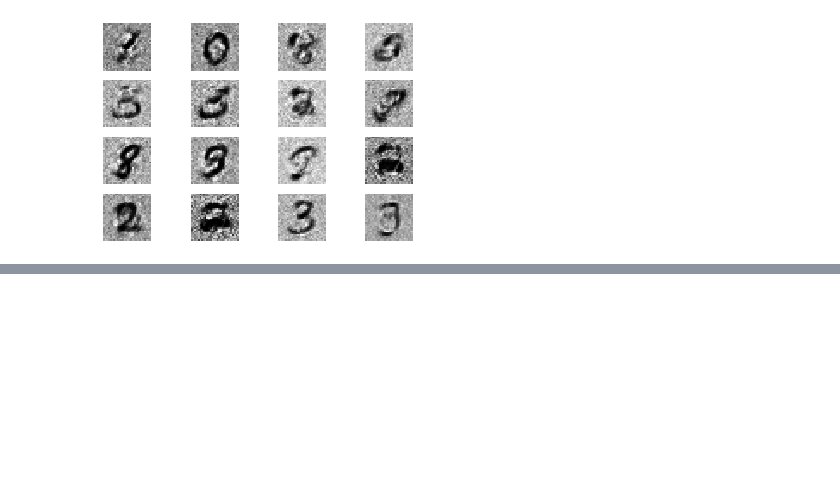
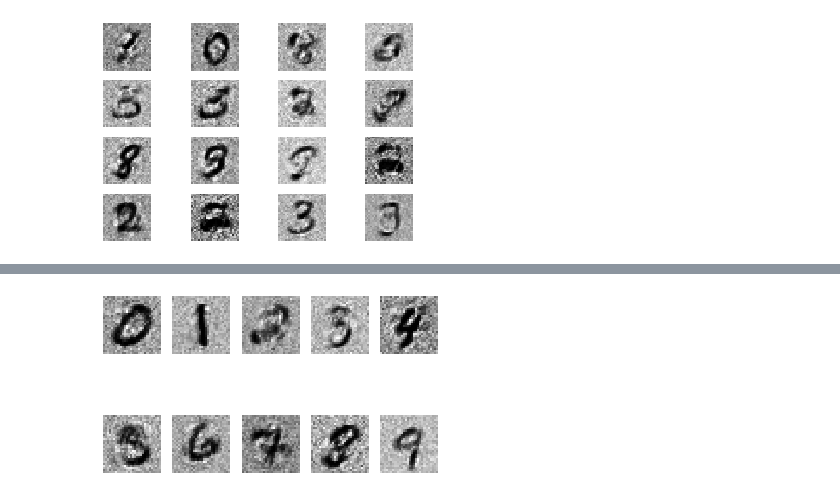
Before and after one commit to shfoo/neural-networks-for-images, a Jupyter notebook: Neural_networks_for_images.ipynb, the cells around one changed output, grey strips where cells are left out. Saved outputs shown, nothing was run; the diff lists cells and outputs as text; code cells hidden in the pictures; blank space fills up the shorter version.

```diff
--- a/Neural_networks_for_images.ipynb
+++ b/Neural_networks_for_images.ipynb
@@ -369,0 +393,16 @@ som.train(Xtrain_)
+# %%
+# Display images generated from trained generator network
+from c_gan import C_GAN, discriminator, generator
+
+c_gan = C_GAN()
+c_gan.generator = torch.load('./trained_models/c_gan_generator.pth')
+c_gan.discriminator = torch.load('./trained_models/c_gan_discriminator.pth')
+
+N = 10
+labels = torch.zeros((N, N))
+labels[range(N), range(N)] = 1
+
+img = c_gan.predict(N, labels)
+c_gan.display_images(img)
+# %% [output]
+[figure, added]
```
Also changed, not shown: parts of 17 cells of this notebook, 6 other files.
